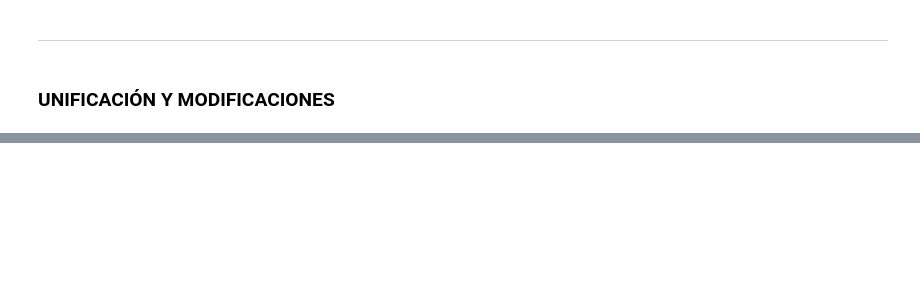
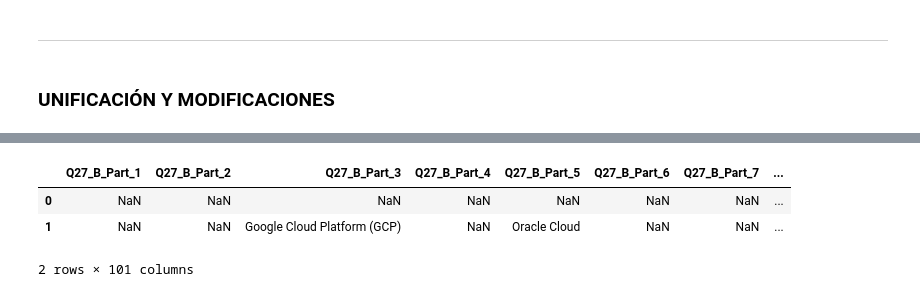
Before and after one commit to paulafuenteg/Kaggle-DS-ML-Survey, a Jupyter notebook: Exploracion_unificacion/exploracion_unificacion data_kaggle.ipynb, the cells around one changed output, grey strips where cells are left out. Drawn from its saved outputs; the diff is of its cells as text; code cells hidden in the pictures; blank space fills up the shorter version.

```diff
--- a/Exploracion_unificacion/exploracion_unificacion data_kaggle.ipynb
+++ b/Exploracion_unificacion/exploracion_unificacion data_kaggle.ipynb
@@ -58,0 +138,8 @@ kaggle.drop(['Unnamed: 0'], axis = 1, inplace = True)
+# %%
+noprof = kaggle.loc[:,'Q27_B_Part_1':]
+noprof.head(2)
+# %% [output]
+|  | Q27_B_Part_1 | Q27_B_Part_2 | Q27_B_Part_3 | Q27_B_Part_4 | Q27_B_Part_5 | Q27_B_Part_6 | Q27_B_Part_7 | ... |
+| 0 | NaN | NaN | NaN | NaN | NaN | NaN | NaN | ... |
+| 1 | NaN | NaN | Google Cloud Platform (GCP) | NaN | Oracle Cloud | NaN | NaN | ... |
+2 rows × 101 columns
```
Also changed, not shown: parts of 14 cells of this notebook, 6 other files.
